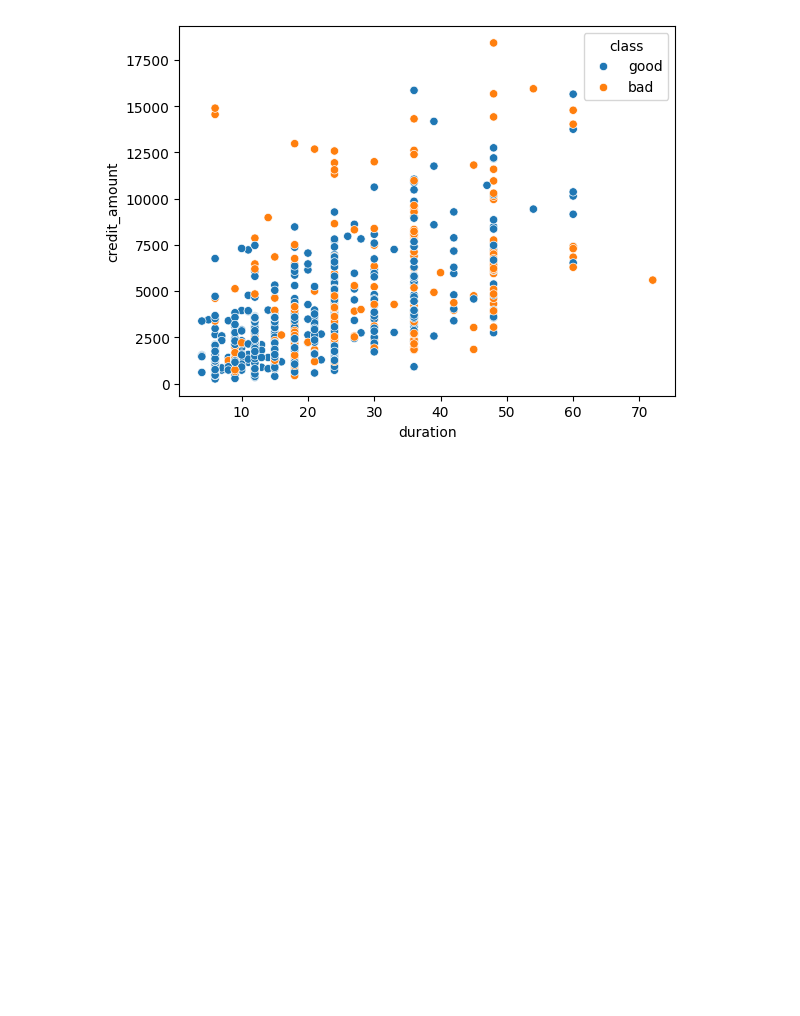
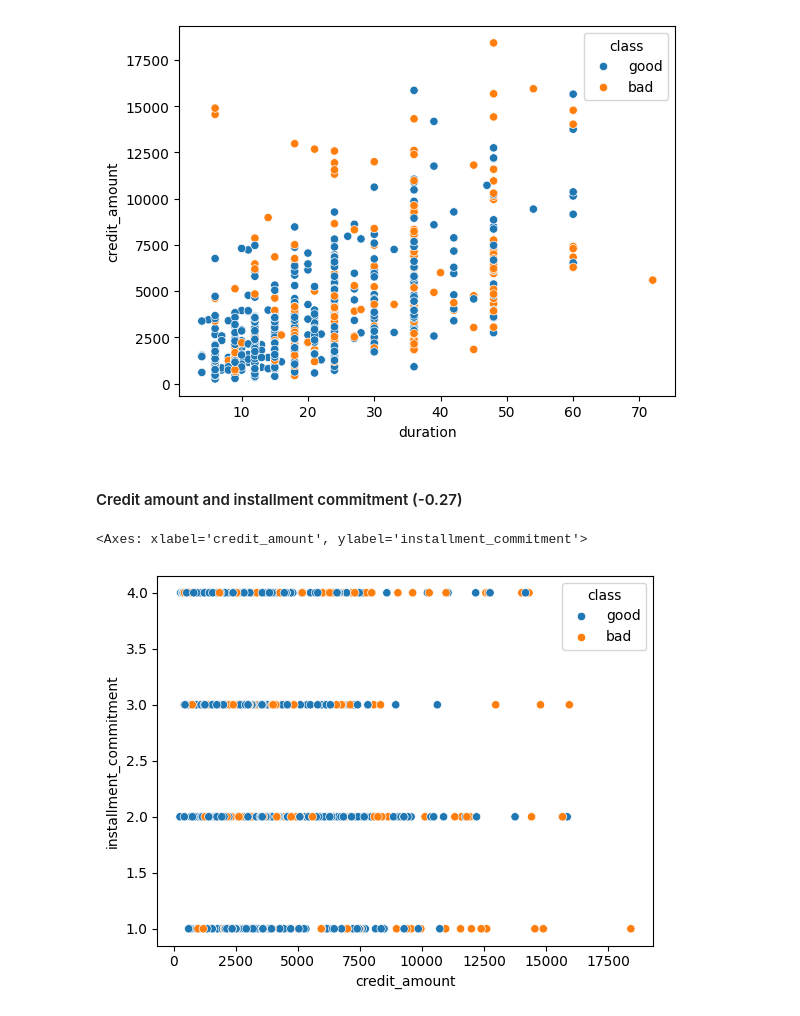
Before and after one commit to MaxPersoon/XAI-Project, a Jupyter notebook: EDA notebook ME.ipynb, the cells around one changed output. Drawn from its saved outputs; the diff is of its cells as text; code cells hidden in the pictures; blank space fills up the shorter version.

```diff
--- a/EDA notebook ME.ipynb
+++ b/EDA notebook ME.ipynb
@@ -174,3 +179,10 @@ sns.scatterplot(data=df_data, x="duration", y="credit_amount", hue="class")
 # %% [output]
 <Axes: xlabel='duration', ylabel='credit_amount'>
 [figure]
+# %% [markdown]
+#### Credit amount and installment commitment (-0.27)
+# %%
+sns.scatterplot(data=df_data, x="credit_amount", y="installment_commitment", hue="class")
+# %% [output]
+<Axes: xlabel='credit_amount', ylabel='installment_commitment'>
+[figure, added]
```
Also changed, not shown: parts of 16 cells of this notebook.
